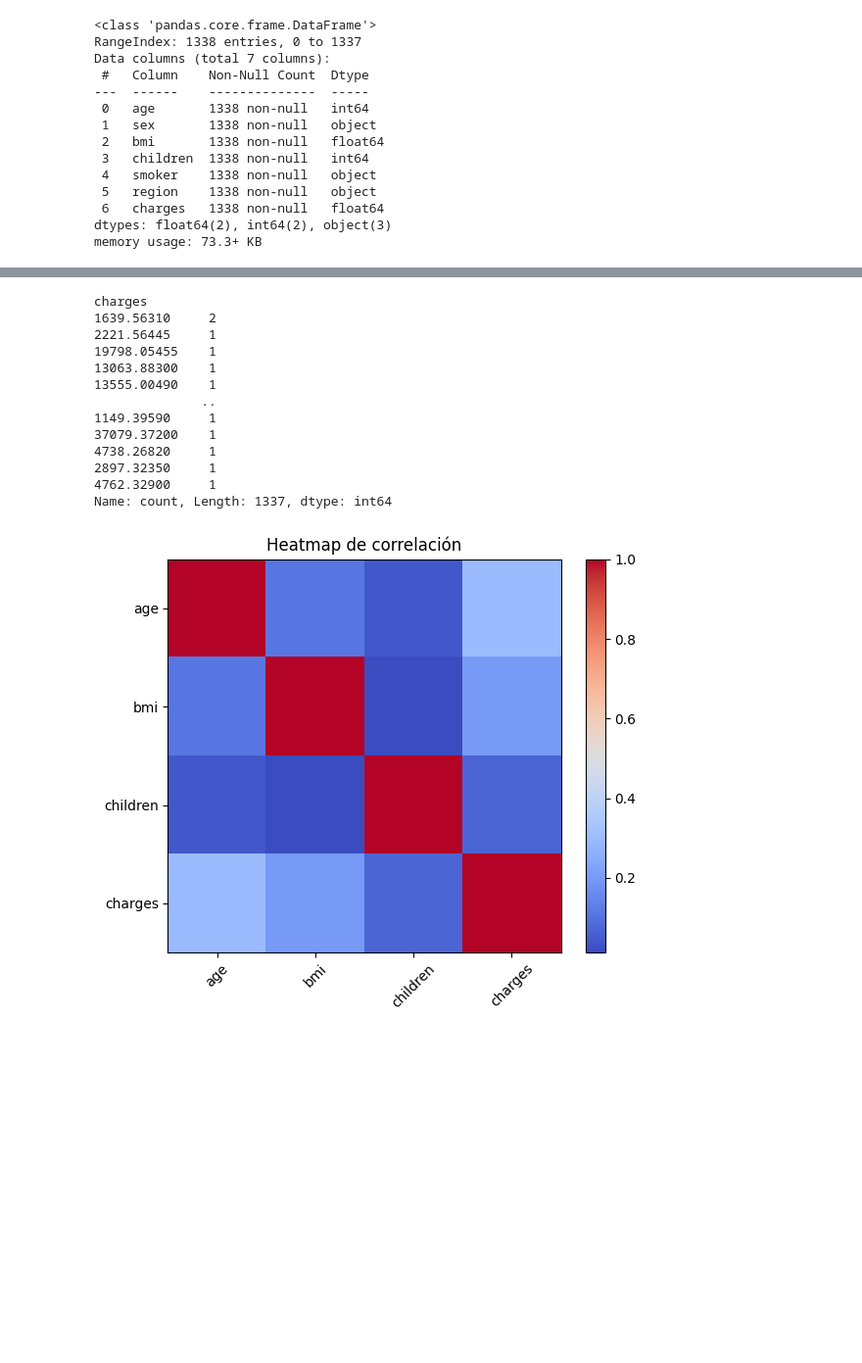
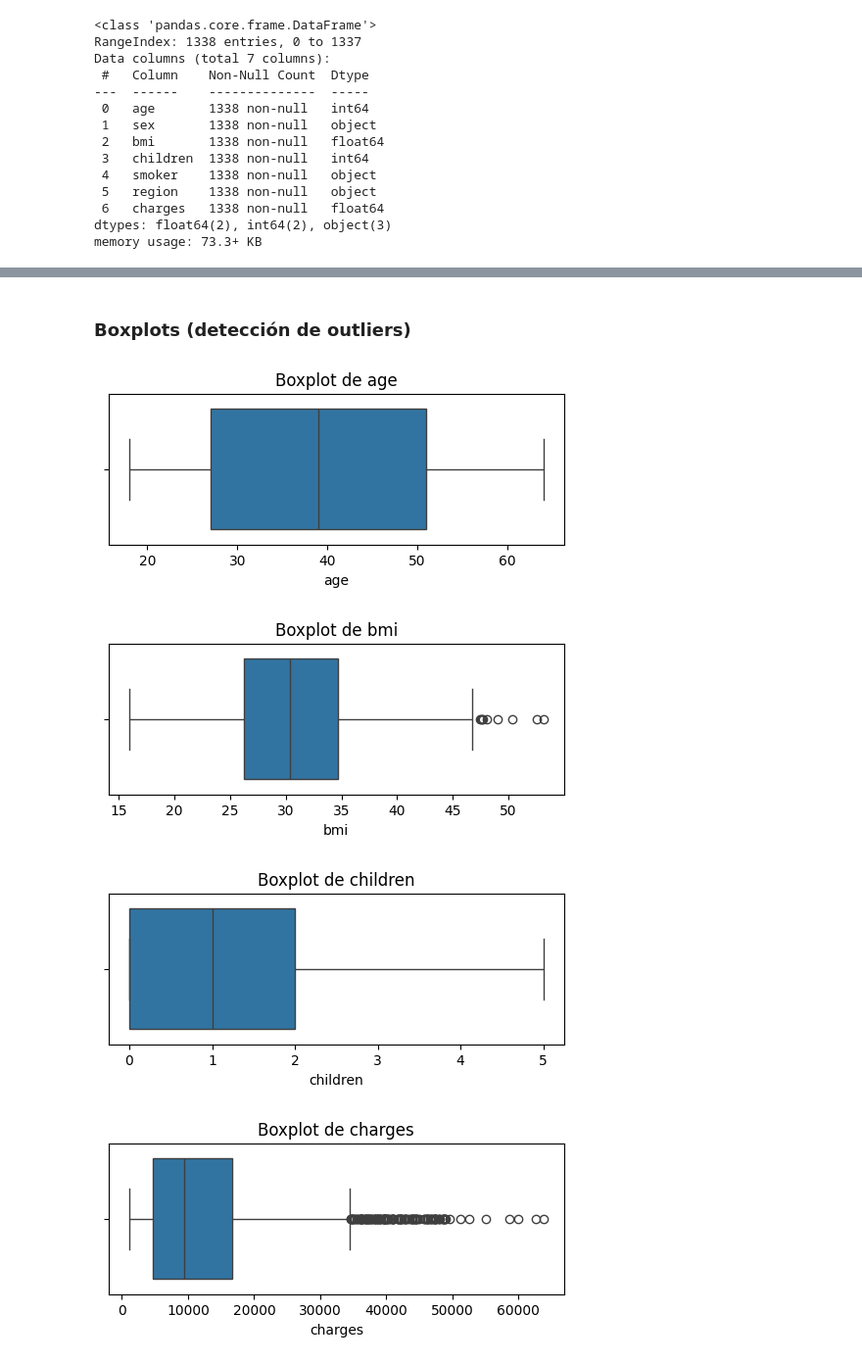
Before and after one commit to 4GeeksAcademy/marcoakai_machine_learning, a Jupyter notebook: src/02-linear-regression-medical-insurance-cost.ipynb, the cells around one changed output, grey strips where cells are left out. Shown at 98% size. Drawn from its saved outputs; the diff is of its cells as text; code cells hidden in the pictures; blank space fills up the shorter version.

```diff
--- a/src/02-linear-regression-medical-insurance-cost.ipynb
+++ b/src/02-linear-regression-medical-insurance-cost.ipynb
@@ -100,7 +141,0 @@ categorical_cols = df.select_dtypes(include=['object']).columns.tolist()
-# %%
-for col in numeric_cols:
-    plt.figure(figsize=(6, 3))
-    plt.hist(df[col].dropna(), bins=30)
-    plt.title(f'Histograma: {col}')
-    plt.tight_layout()
-    plt.show()
@@ -112,7 +141,0 @@ for col in numeric_cols:
-# %%
-for col in numeric_cols:
-    plt.figure(figsize=(6, 2))
-    plt.boxplot(df[col], vert=False)
-    plt.title(f'Boxplot: {col}')
-    plt.tight_layout()
-    plt.show()
@@ -124,29 +142,13 @@ for col in numeric_cols:
-# %%
-df[col].value_counts()
-# %% [output]
-charges
-1639.56310     2
-2221.56445     1
-19798.05455    1
-13063.88300    1
-13555.00490    1
-              ..
-1149.39590     1
-37079.37200    1
-4738.26820     1
-2897.32350     1
-4762.32900     1
-Name: count, Length: 1337, dtype: int64
-# %%
-corr = df[numeric_cols].corr()
-
-plt.figure(figsize=(6, 5))
-plt.imshow(corr, cmap="coolwarm", interpolation="nearest")
-plt.colorbar()
-plt.xticks(range(len(corr)), corr.columns, rotation=45)
-plt.yticks(range(len(corr)), corr.columns)
-plt.title("Heatmap de correlación")
-plt.tight_layout()
-plt.show()
-# %% [output]
-[figure, removed]
+# %% [markdown]
+### Boxplots (detección de outliers)
+# %%
+for col in numeric_cols:
+    plt.figure(figsize=(6,2))
+    sns.boxplot(x=df[col])
+    plt.title(f'Boxplot de {col}')
+    plt.show()
+# %% [output]
+[figure, added]
+[figure, added]
+[figure, added]
+[figure, added]
```
Also changed, not shown: parts of 42 cells of this notebook, 4 other files.
